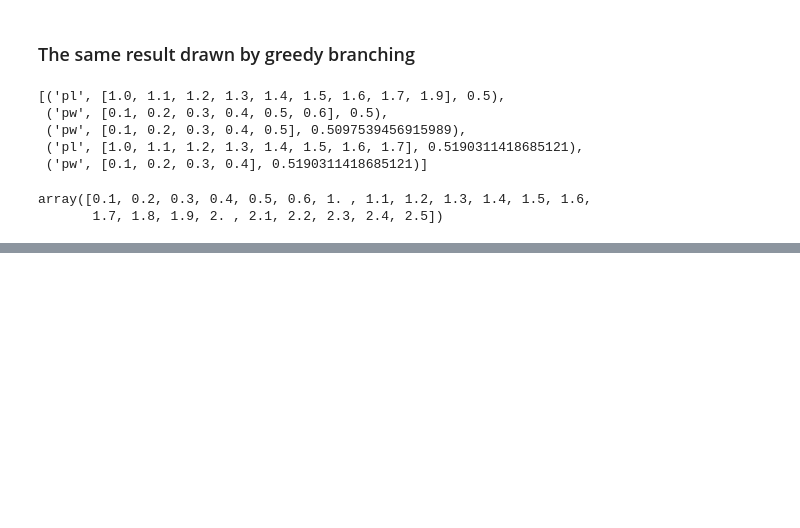
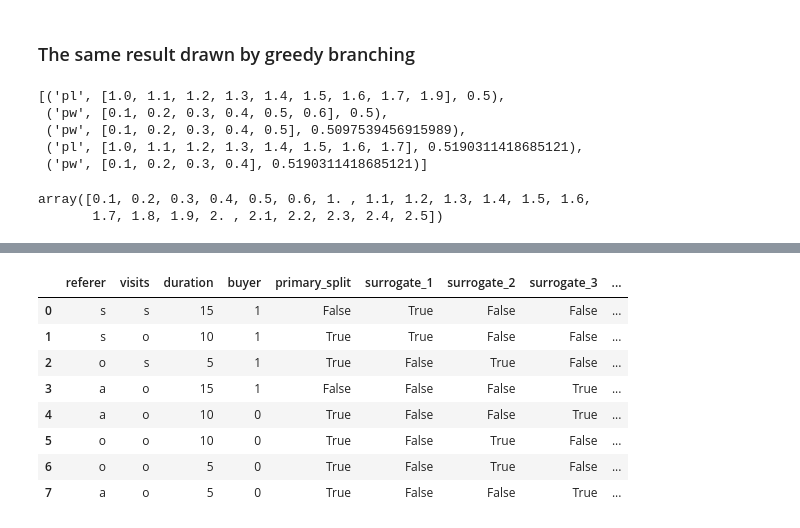
Before and after one commit to danhojin/ml-notes, a Jupyter notebook: ml/decistion_tree_from_scratch.ipynb, the cells around one changed output, grey strips where cells are left out. Drawn from its saved outputs; the diff is of its cells as text; code cells hidden in the pictures; blank space fills up the shorter version.

Commit message:
surrogate splits

```diff
--- a/ml/decistion_tree_from_scratch.ipynb
+++ b/ml/decistion_tree_from_scratch.ipynb
@@ -183,0 +188,10 @@ array([0.1, 0.2, 0.3, 0.4, 0.5, 0.6, 1. , 1.1, 1.2, 1.3, 1.4, 1.5, 1.6,
+# %%
+import pandas as pd
+
+df = pd.DataFrame({
+    'referer': list('ssoaaooa'),
+    'visits': list('sosooooo'),
+    'duration': [15, 10, 5, 15, 10, 10, 5, 5],
+    'buyer': [1, 1, 1, 1, 0, 0, 0, 0]
+})
+df
@@ -183,0 +208,17 @@ array([0.1, 0.2, 0.3, 0.4, 0.5, 0.6, 1. , 1.1, 1.2, 1.3, 1.4, 1.5, 1.6,
+# %%
+df['primary_split'] = df['duration'] < 12.5
+df['surrogate_1'] = df['referer'] == 's'
+df['surrogate_2'] = df['referer'] == 'o'
+df['surrogate_3'] = df['referer'] == 'a'
+df['surrogate_4'] = df['visits'] == 's'
+df
+# %% [output]
+|  | referer | visits | duration | buyer | primary_split | surrogate_1 | surrogate_2 | surrogate_3 | ... |
+| 0 | s | s | 15 | 1 | False | True | False | False | ... |
+| 1 | s | o | 10 | 1 | True | True | False | False | ... |
+| 2 | o | s | 5 | 1 | True | False | True | False | ... |
+| 3 | a | o | 15 | 1 | False | False | False | True | ... |
+| 4 | a | o | 10 | 0 | True | False | False | True | ... |
+| 5 | o | o | 10 | 0 | True | False | True | False | ... |
+| 6 | o | o | 5 | 0 | True | False | True | False | ... |
+| 7 | a | o | 5 | 0 | True | False | False | True | ... |
```
Also changed, not shown: parts of 4 cells of this notebook.
